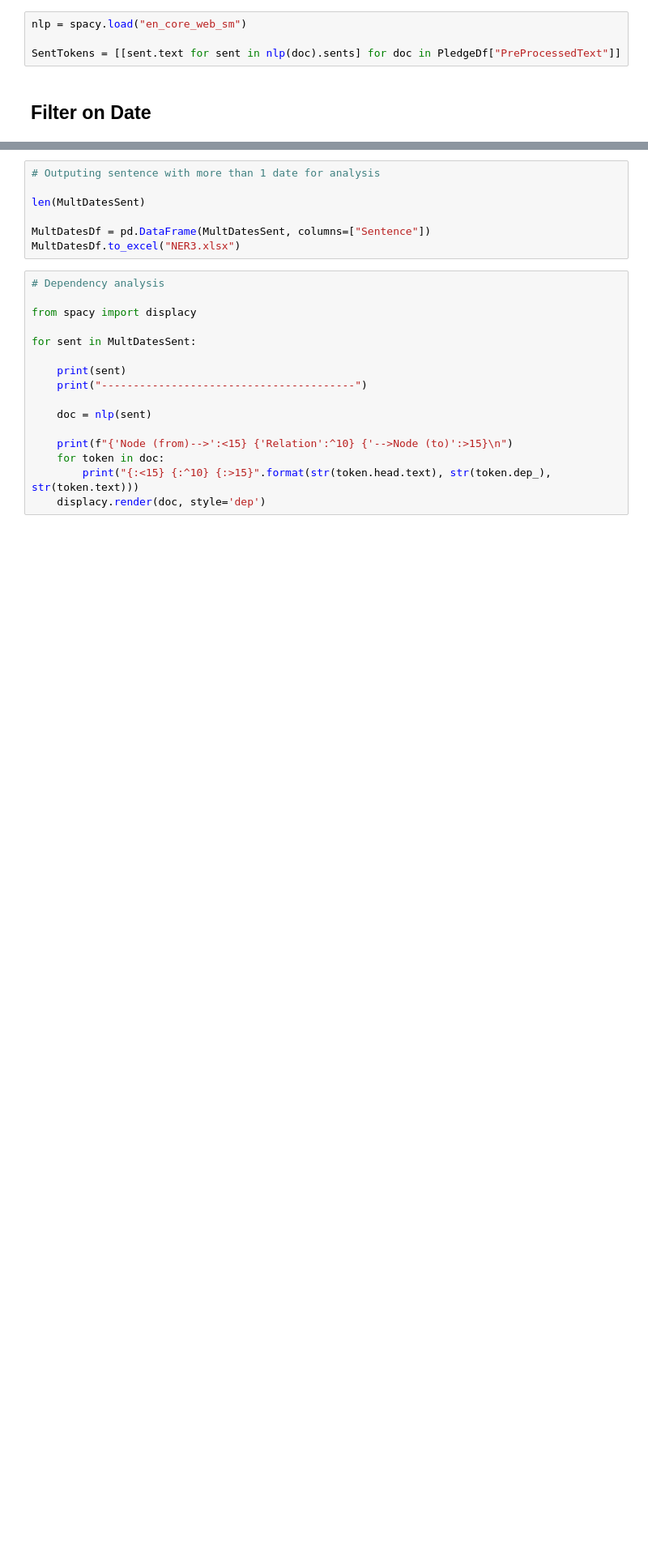
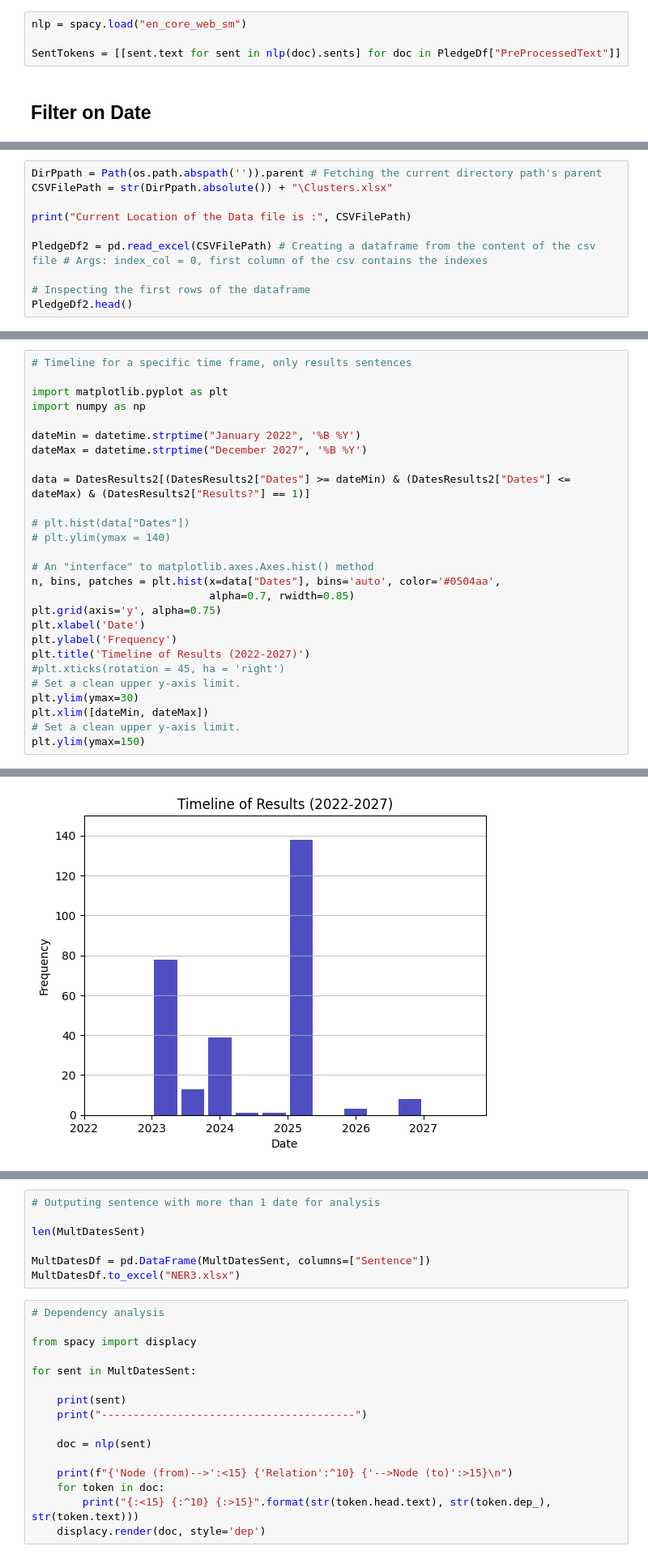
Before and after one commit to SEMICeu/semic_pledges, a Jupyter notebook: NamedEntityRecognition/NER.ipynb, the cells around one changed output, grey strips where cells are left out. Shown at 81% size. Cells and saved outputs as stored; diff of their text form; blank space fills up the shorter version.

```diff
--- a/NamedEntityRecognition/NER.ipynb
+++ b/NamedEntityRecognition/NER.ipynb
@@ -85,0 +185,10 @@ def ExceptionDates(doc, filteredDates, datelim):
+# %%
+DirPpath = Path(os.path.abspath('')).parent # Fetching the current directory path's parent
+CSVFilePath = str(DirPpath.absolute()) + "\Clusters.xlsx"
+
+print("Current Location of the Data file is :", CSVFilePath)
+
+PledgeDf2 = pd.read_excel(CSVFilePath) # Creating a dataframe from the content of the csv file # Args: index_col = 0, first column of the csv contains the indexes
+
+# Inspecting the first rows of the dataframe
+PledgeDf2.head()
@@ -116,0 +443,28 @@ for Pledge in SentTokens:
+# %%
+# Timeline for a specific time frame, only results sentences
+
+import matplotlib.pyplot as plt
+import numpy as np
+
+dateMin = datetime.strptime("January 2022", '%B %Y')
+dateMax = datetime.strptime("December 2027", '%B %Y')
+
+data = DatesResults2[(DatesResults2["Dates"] >= dateMin) & (DatesResults2["Dates"] <= dateMax) & (DatesResults2["Results?"] == 1)]
+
+# plt.hist(data["Dates"])
+# plt.ylim(ymax = 140)
+
+# An "interface" to matplotlib.axes.Axes.hist() method
+n, bins, patches = plt.hist(x=data["Dates"], bins='auto', color='#0504aa',
+                            alpha=0.7, rwidth=0.85)
+plt.grid(axis='y', alpha=0.75)
+plt.xlabel('Date')
+plt.ylabel('Frequency')
+plt.title('Timeline of Results (2022-2027)')
+#plt.xticks(rotation = 45, ha = 'right')
+# Set a clean upper y-axis limit.
+plt.ylim(ymax=30)
+plt.xlim([dateMin, dateMax])
+# Set a clean upper y-axis limit.
+plt.ylim(ymax=150)
+# %% [output]
@@ -116,0 +472 @@ for Pledge in SentTokens:
+[figure, added]
```
Also changed, not shown: parts of 43 cells of this notebook.
